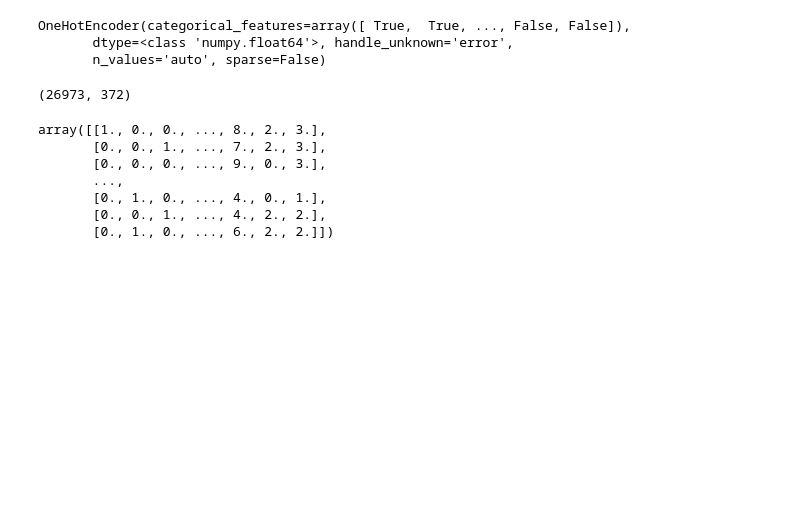
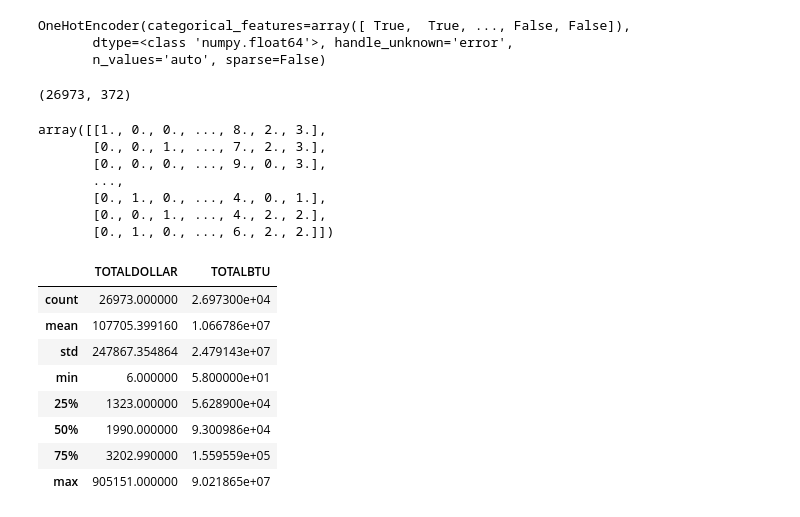
Before and after one commit to sigmanudude/ResidentialEnergyPrediction, a Jupyter notebook: regressionModels_RECS.ipynb, the cells around one changed output. Cells and saved outputs as stored; diff of their text form; code cells hidden in the pictures; blank space fills up the shorter version.

```diff
--- a/regressionModels_RECS.ipynb
+++ b/regressionModels_RECS.ipynb
@@ -298,3 +298,15 @@ array([[1., 0., 0., ..., 8., 2., 3.],
        [0., 1., 0., ..., 4., 0., 1.],
        [0., 0., 1., ..., 4., 2., 2.],
        [0., 1., 0., ..., 6., 2., 2.]])
+# %%
+df_recs[['TOTALDOLLAR','TOTALBTU']].describe()
+# %% [output]
+|  | TOTALDOLLAR | TOTALBTU |
+| count | 26973.000000 | 2.697300e+04 |
+| mean | 107705.399160 | 1.066786e+07 |
+| std | 247867.354864 | 2.479143e+07 |
+| min | 6.000000 | 5.800000e+01 |
+| 25% | 1323.000000 | 5.628900e+04 |
+| 50% | 1990.000000 | 9.300986e+04 |
+| 75% | 3202.990000 | 1.559559e+05 |
+| max | 905151.000000 | 9.021865e+07 |
```
Also changed, not shown: parts of 2 cells of this notebook, 5 other files.
